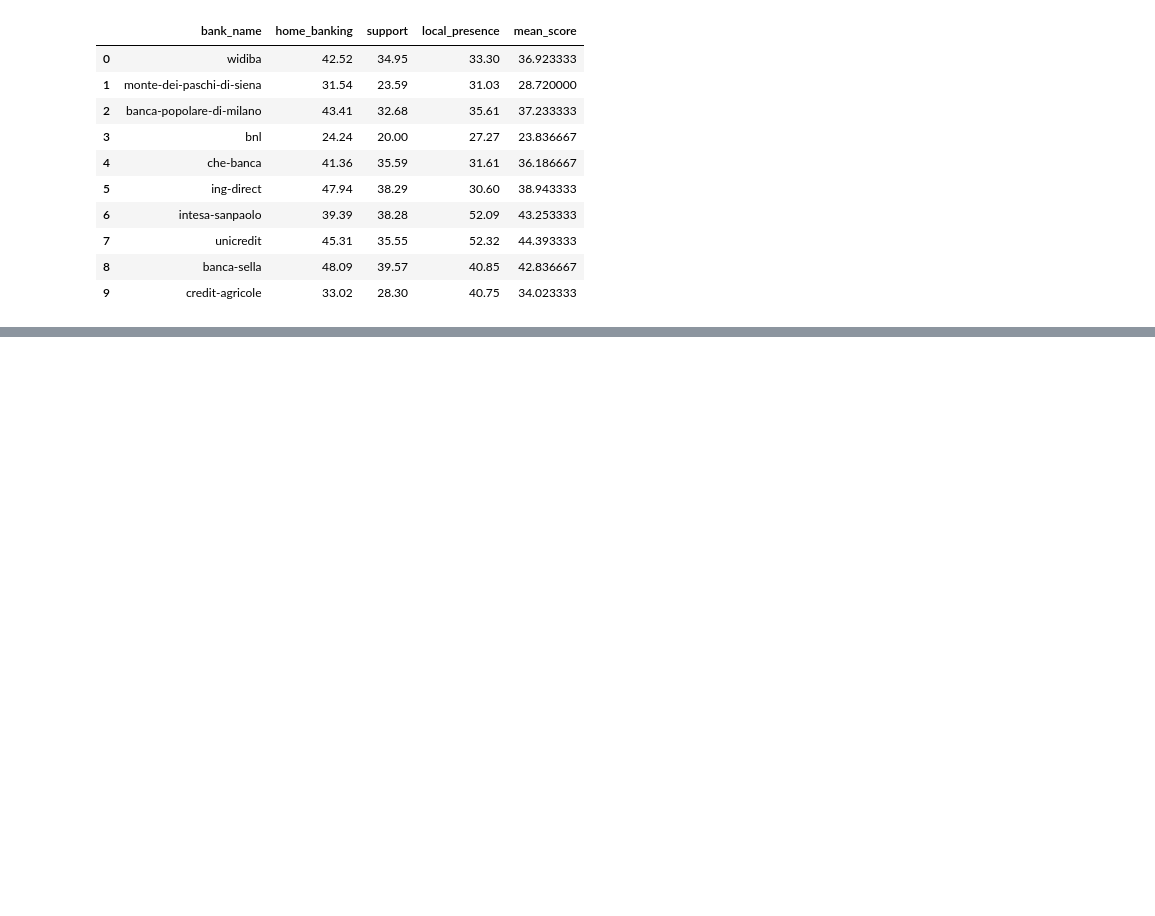
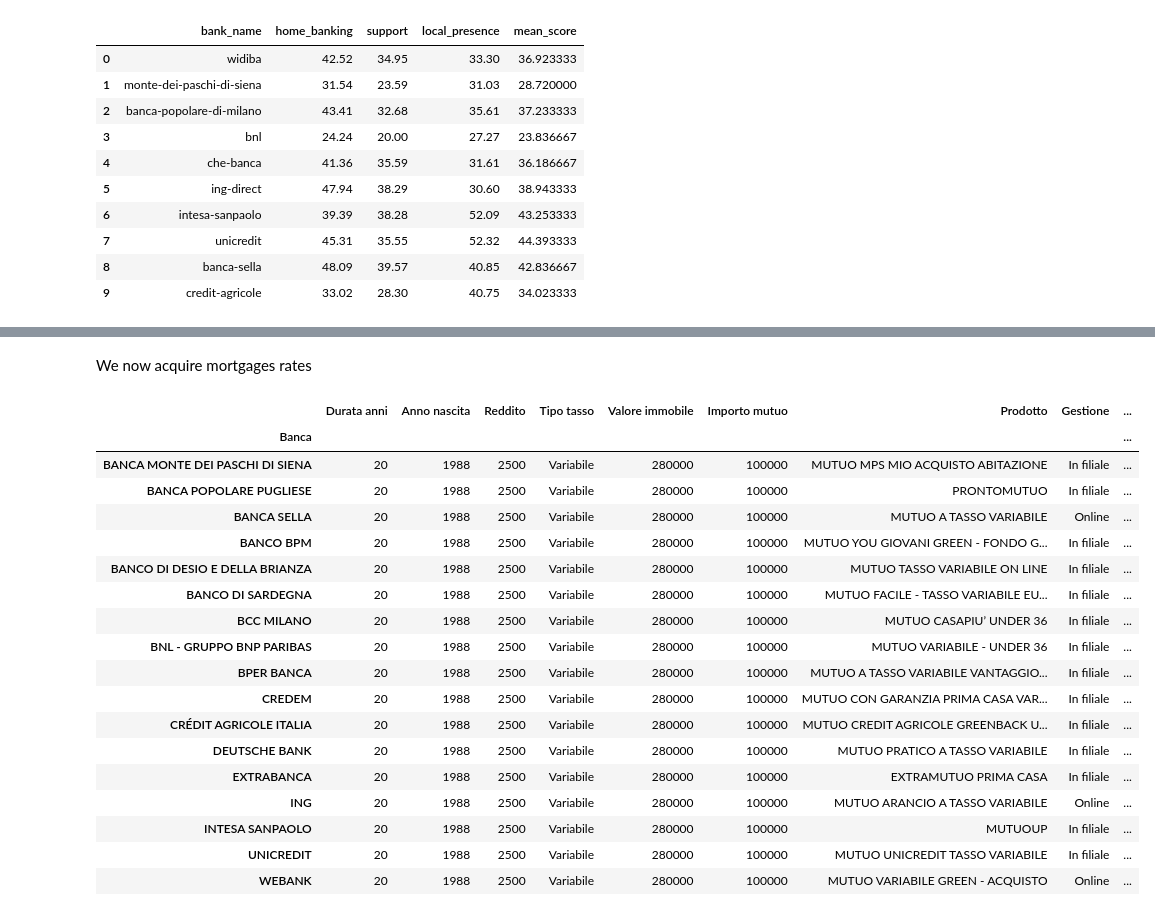
Before and after one commit to giuseppevallarelli/RighteousBanks, a Jupyter notebook: etl.ipynb, the cells around one changed output, grey strips where cells are left out. Saved outputs shown, nothing was run; the diff lists cells and outputs as text; code cells hidden in the pictures; blank space fills up the shorter version.

Commit message:
Added data, expanded etl joining multiple data set

```diff
--- a/etl.ipynb
+++ b/etl.ipynb
@@ -295,0 +336,28 @@ scores_df
+# %% [markdown]
+We now acquire mortgages rates
+# %%
+mortgage_df = pd.read_csv('data/mutui_1988.csv')
+# %%
+mortgage_df.set_index('Banca', inplace=True)
+# %%
+mortgage_df
+# %% [output]
+|  | Durata anni | Anno nascita | Reddito | Tipo tasso | Valore immobile | Importo mutuo | Prodotto | Gestione | ... |
+| Banca |  |  |  |  |  |  |  |  | ... |
+| BANCA MONTE DEI PASCHI DI SIENA | 20 | 1988 | 2500 | Variabile | 280000 | 100000 | MUTUO MPS MIO ACQUISTO ABITAZIONE | In filiale | ... |
+| BANCA POPOLARE PUGLIESE | 20 | 1988 | 2500 | Variabile | 280000 | 100000 | PRONTOMUTUO | In filiale | ... |
+| BANCA SELLA | 20 | 1988 | 2500 | Variabile | 280000 | 100000 | MUTUO A TASSO VARIABILE | Online | ... |
+| BANCO BPM | 20 | 1988 | 2500 | Variabile | 280000 | 100000 | MUTUO YOU GIOVANI GREEN - FONDO G... | In filiale | ... |
+| BANCO DI DESIO E DELLA BRIANZA | 20 | 1988 | 2500 | Variabile | 280000 | 100000 | MUTUO TASSO VARIABILE ON LINE | In filiale | ... |
+| BANCO DI SARDEGNA | 20 | 1988 | 2500 | Variabile | 280000 | 100000 | MUTUO FACILE - TASSO VARIABILE EU... | In filiale | ... |
+| BCC MILANO | 20 | 1988 | 2500 | Variabile | 280000 | 100000 | MUTUO CASAPIU’ UNDER 36 | In filiale | ... |
+| BNL - GRUPPO BNP PARIBAS | 20 | 1988 | 2500 | Variabile | 280000 | 100000 | MUTUO VARIABILE - UNDER 36 | In filiale | ... |
+| BPER BANCA | 20 | 1988 | 2500 | Variabile | 280000 | 100000 | MUTUO A TASSO VARIABILE VANTAGGIO... | In filiale | ... |
+| CREDEM | 20 | 1988 | 2500 | Variabile | 280000 | 100000 | MUTUO CON GARANZIA PRIMA CASA VAR... | In filiale | ... |
+| CRÉDIT AGRICOLE ITALIA | 20 | 1988 | 2500 | Variabile | 280000 | 100000 | MUTUO CREDIT AGRICOLE GREENBACK U... | In filiale | ... |
+| DEUTSCHE BANK | 20 | 1988 | 2500 | Variabile | 280000 | 100000 | MUTUO PRATICO A TASSO VARIABILE | In filiale | ... |
+| EXTRABANCA | 20 | 1988 | 2500 | Variabile | 280000 | 100000 | EXTRAMUTUO PRIMA CASA | In filiale | ... |
+| ING | 20 | 1988 | 2500 | Variabile | 280000 | 100000 | MUTUO ARANCIO A TASSO VARIABILE | Online | ... |
+| INTESA SANPAOLO | 20 | 1988 | 2500 | Variabile | 280000 | 100000 | MUTUOUP | In filiale | ... |
+| UNICREDIT | 20 | 1988 | 2500 | Variabile | 280000 | 100000 | MUTUO UNICREDIT TASSO VARIABILE | In filiale | ... |
+| WEBANK | 20 | 1988 | 2500 | Variabile | 280000 | 100000 | MUTUO VARIABILE GREEN - ACQUISTO | Online | ... |
```
Also changed, not shown: parts of 27 cells of this notebook, 7 other files.
